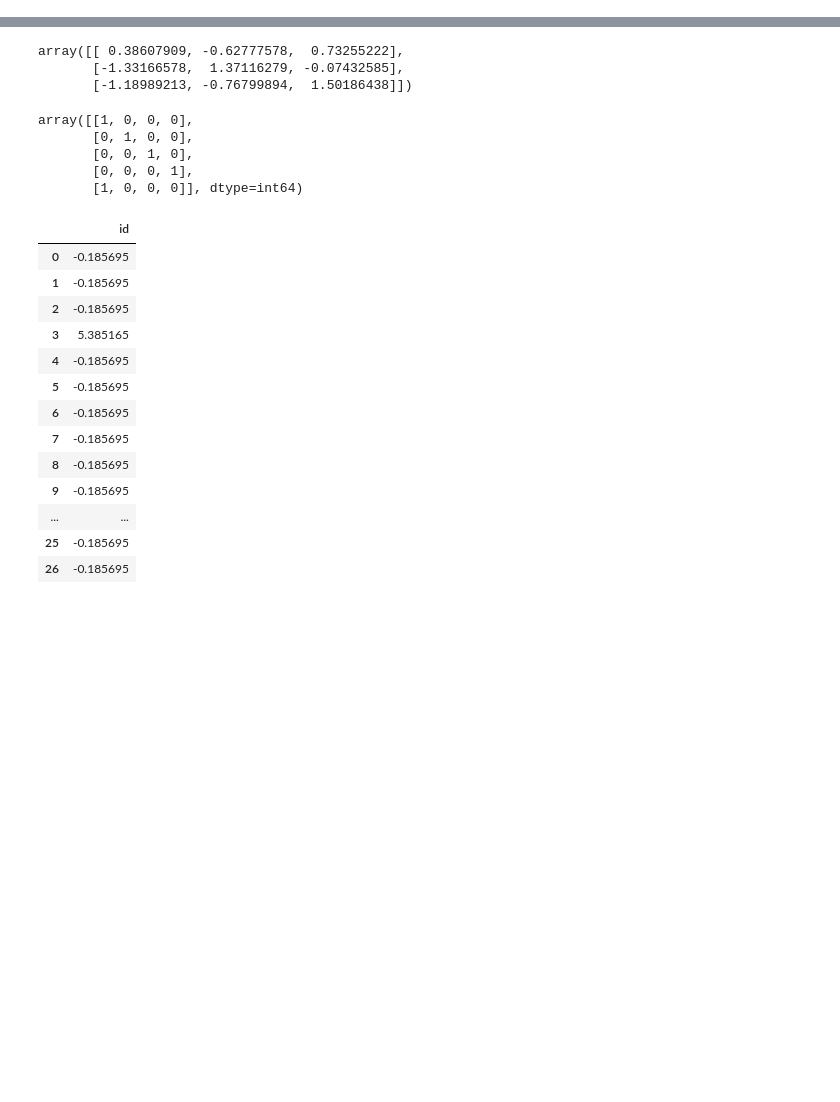
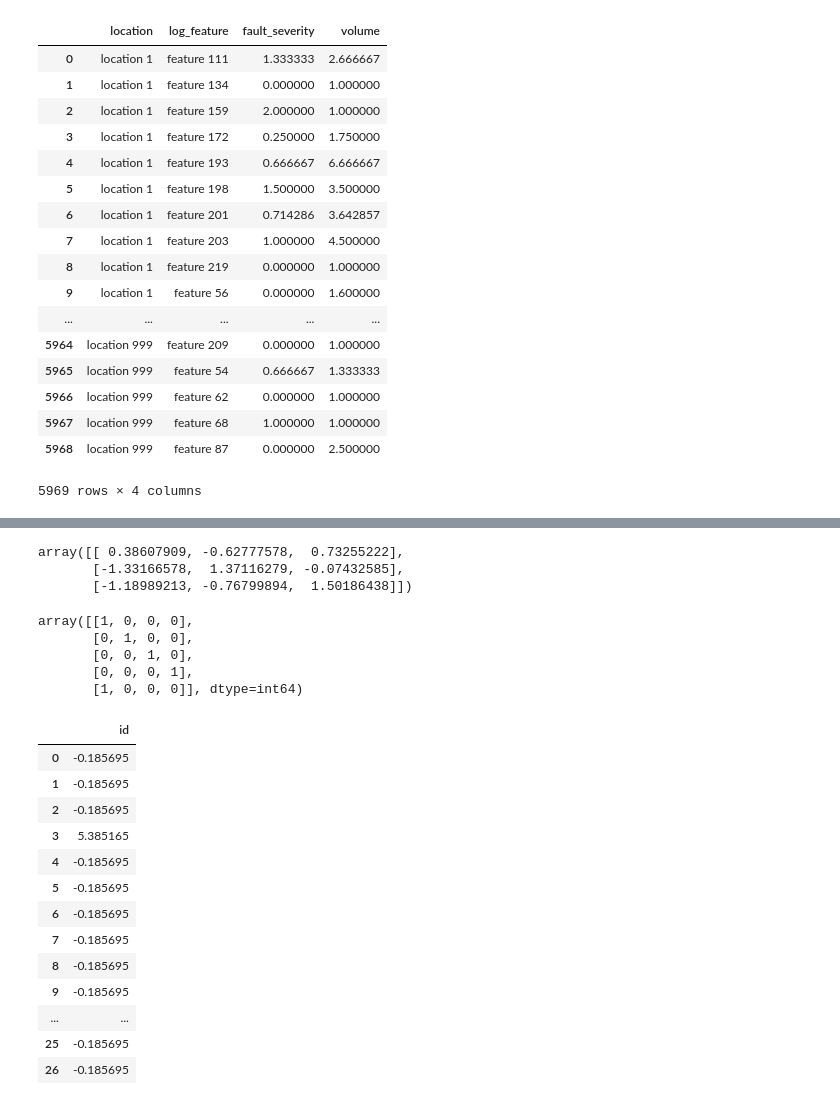
Before and after one commit to blackwhitehere/telstra, a Jupyter notebook: worksheet.ipynb, the cells around one changed output, grey strips where cells are left out. Cells and saved outputs as stored; diff of their text form; code cells hidden in the pictures; blank space fills up the shorter version.

```diff
--- a/worksheet.ipynb
+++ b/worksheet.ipynb
@@ -3,3 +3,36 @@
 import pandas as pd
 import numpy as np
 import matplotlib.pyplot as plt
+# %%
+import utility as u
+ds=u.get_datasets()
+join=u.cat_join()
+# %%
+
+for cat in cat_labels:
+    df=pd.merge(ds['train'],ds[cat],on='id')
+    del df['id']
+    dfg=df.groupby(['location',cat]).mean()
+    dfg.reset_index(inplace=True)
+    join=pd.merge(join,dfg,on=['location',cat])
+
+join.head(10)
+# %% [output]
+|  | location | log_feature | fault_severity | volume |
+| 0 | location 1 | feature 111 | 1.333333 | 2.666667 |
+| 1 | location 1 | feature 134 | 0.000000 | 1.000000 |
+| 2 | location 1 | feature 159 | 2.000000 | 1.000000 |
+| 3 | location 1 | feature 172 | 0.250000 | 1.750000 |
+| 4 | location 1 | feature 193 | 0.666667 | 6.666667 |
+| 5 | location 1 | feature 198 | 1.500000 | 3.500000 |
+| 6 | location 1 | feature 201 | 0.714286 | 3.642857 |
+| 7 | location 1 | feature 203 | 1.000000 | 4.500000 |
+| 8 | location 1 | feature 219 | 0.000000 | 1.000000 |
+| 9 | location 1 | feature 56 | 0.000000 | 1.600000 |
+| ... | ... | ... | ... | ... |
+| 5964 | location 999 | feature 209 | 0.000000 | 1.000000 |
+| 5965 | location 999 | feature 54 | 0.666667 | 1.333333 |
+| 5966 | location 999 | feature 62 | 0.000000 | 1.000000 |
+| 5967 | location 999 | feature 68 | 1.000000 | 1.000000 |
+| 5968 | location 999 | feature 87 | 0.000000 | 2.500000 |
+5969 rows × 4 columns
```
Also changed, not shown: parts of 7 cells of this notebook, 5 other files.
